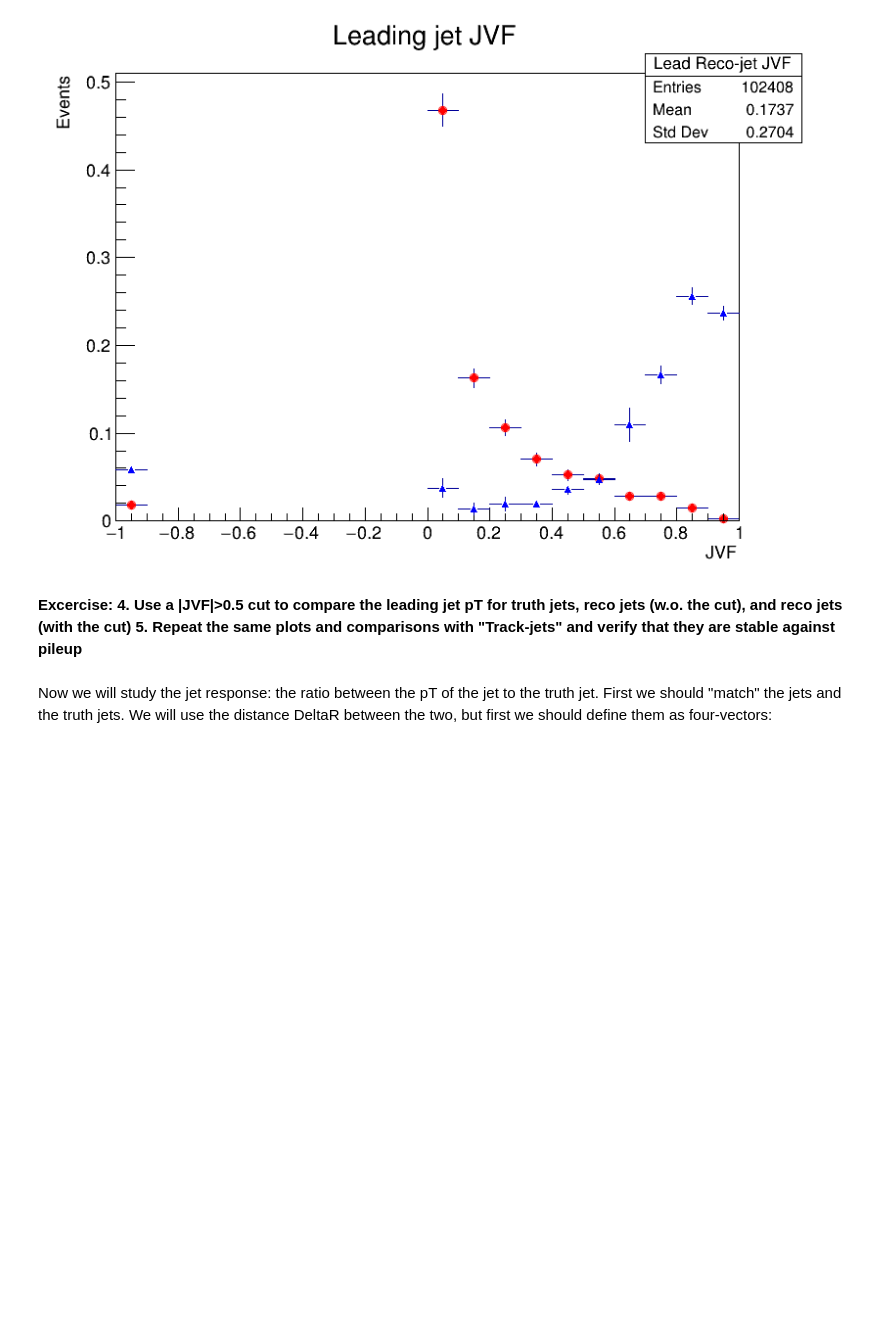
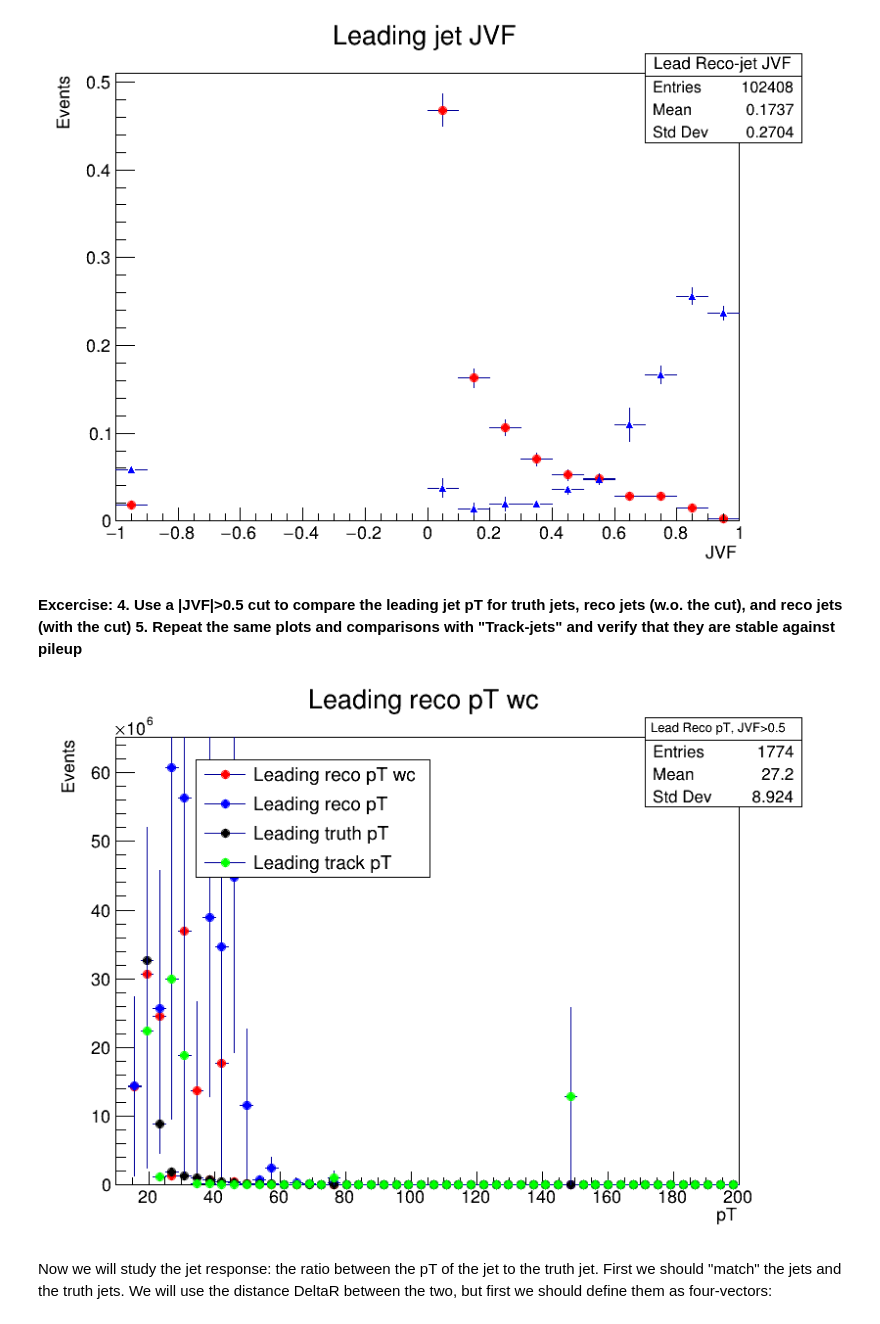
Before and after one commit to jummorenope/Temas-avanzados-en-f-sica-de-particulas, a Jupyter notebook: Jets/Jets_cpp.ipynb, the cells around one changed output. Cells and saved outputs as stored; diff of their text form; code cells hidden in the pictures; blank space fills up the shorter version.

```diff
--- a/Jets/Jets_cpp.ipynb
+++ b/Jets/Jets_cpp.ipynb
@@ -358,3 +386,20 @@ canvas2->Draw();
+# %%
+hist_leadreco_pT_wc->SetMarkerStyle(20);
+hist_leadreco_pT_wc->SetMarkerColor(kRed);
+hist_leadreco_pT_wc->Draw("");
+hist_leadreco_pT->SetMarkerStyle(20);
+hist_leadreco_pT->SetMarkerColor(kBlue);
+hist_leadreco_pT->Draw("SAME");
+hist_leadtruth_pT->SetMarkerStyle(20);
+hist_leadtruth_pT->SetMarkerColor(kBlack);
+hist_leadtruth_pT->Draw("SAME");
+hist_leadtrack_pT->SetMarkerStyle(20);
+hist_leadtrack_pT->SetMarkerColor(kGreen);
+hist_leadtrack_pT->Draw("SAME");
+canvas3->BuildLegend();
+canvas3->Draw();
+# %% [output]
+[figure, added]
 # %% [markdown]
 Now we will study the jet response: the ratio between the pT of the jet to the truth jet. First we should "match" the jets and the truth jets. We will use the distance DeltaR between the two, but first we should define them as four-vectors:
 # %%
```
Also changed, not shown: parts of 24 cells of this notebook, 2 other files.
